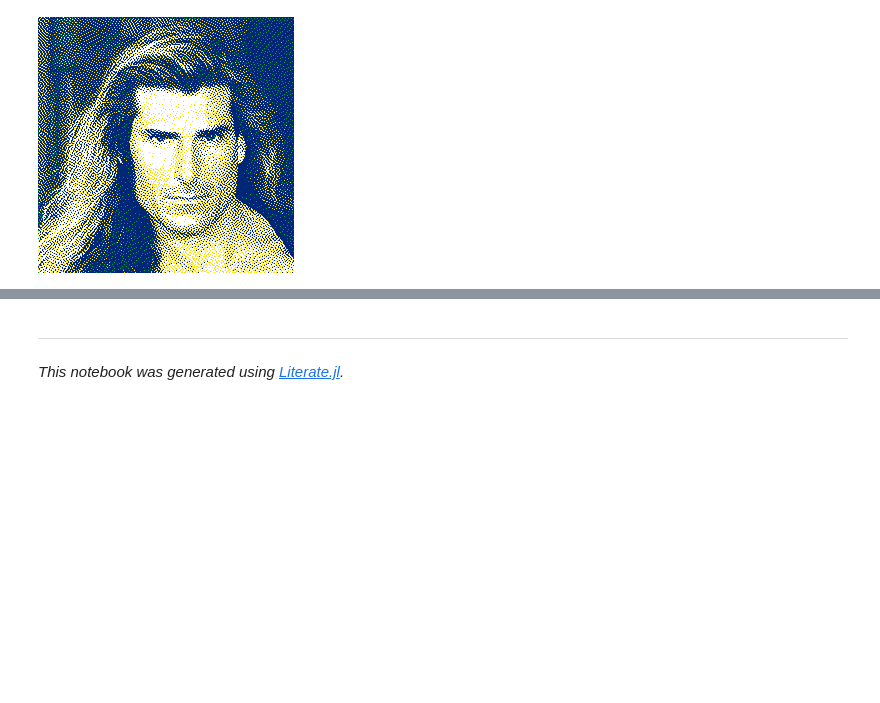
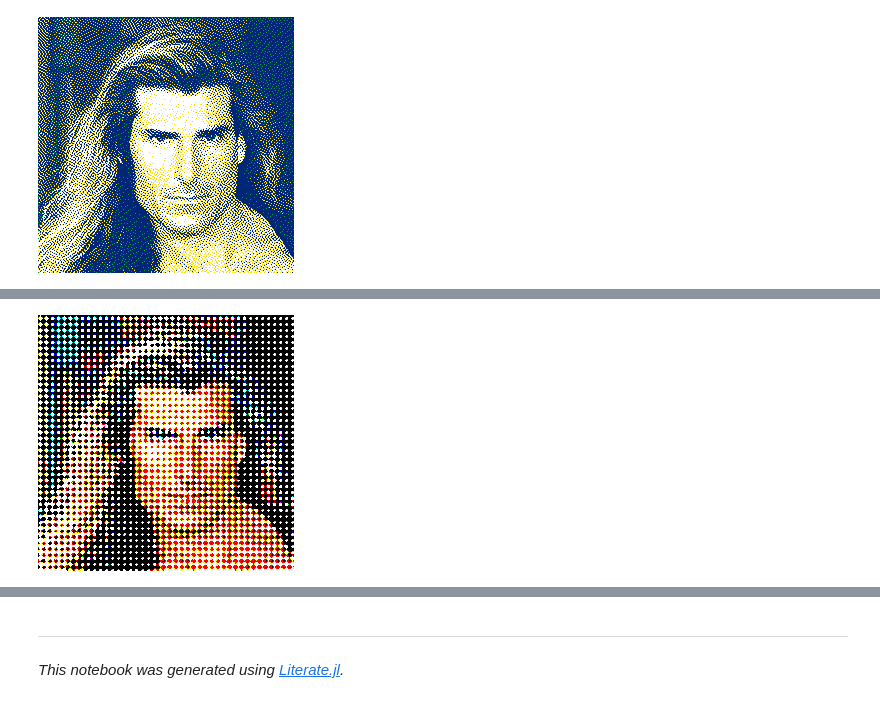
Before and after one commit to JuliaImages/DitherPunk.jl, a Jupyter notebook: dev/generated/color.ipynb, the cells around one changed output, grey strips where cells are left out. Cells and saved outputs as stored; diff of their text form; code cells hidden in the pictures; blank space fills up the shorter version.

```diff
--- a/dev/generated/color.ipynb
+++ b/dev/generated/color.ipynb
@@ -65,0 +81,4 @@ d = dither(img, Atkinson(), colors)
+# %%
+dither(img, SeparateSpace(ClusteredDots()))
+# %% [output]
+[figure, added]
```
Also changed, not shown: parts of 6 cells of this notebook, 12 other files.
